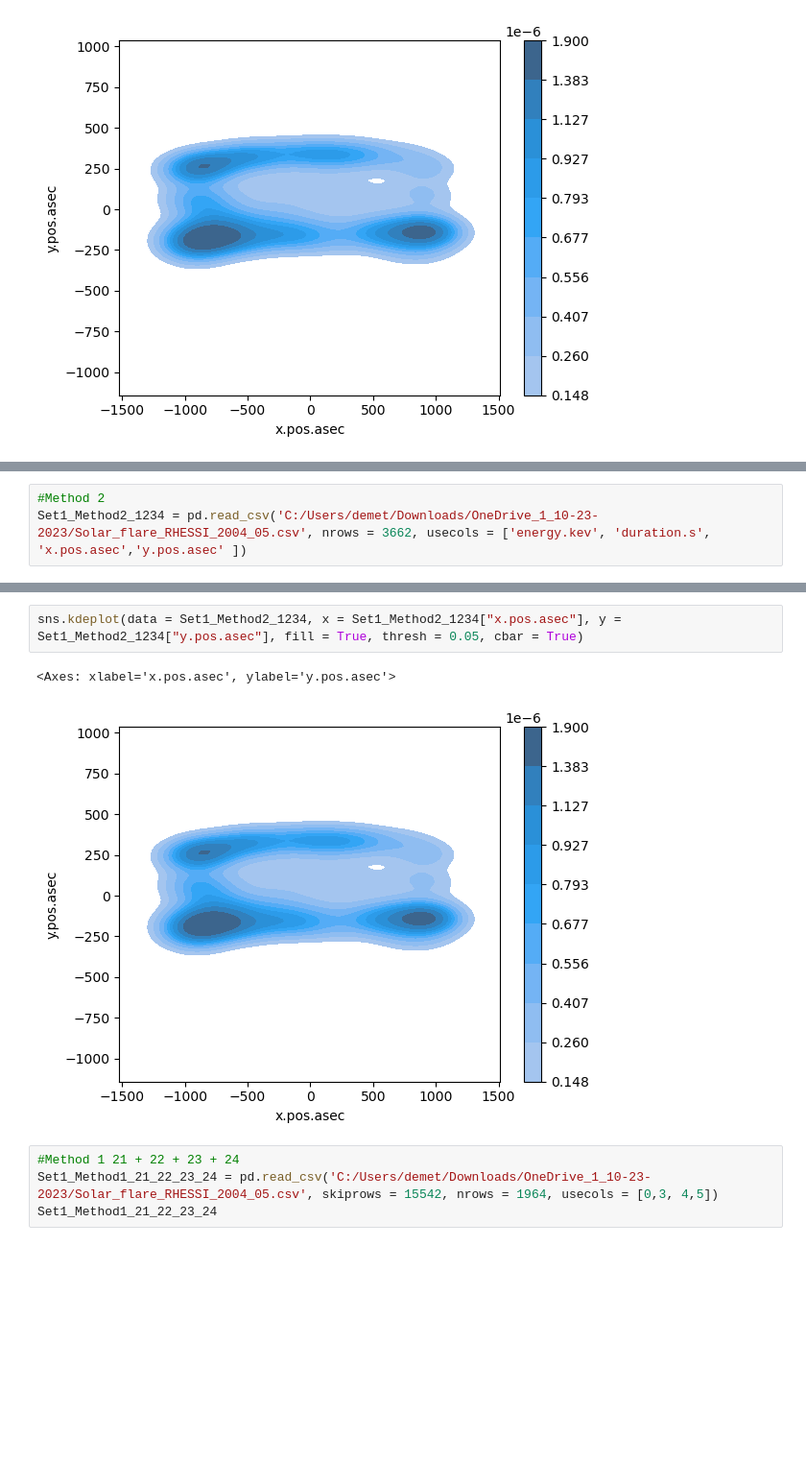
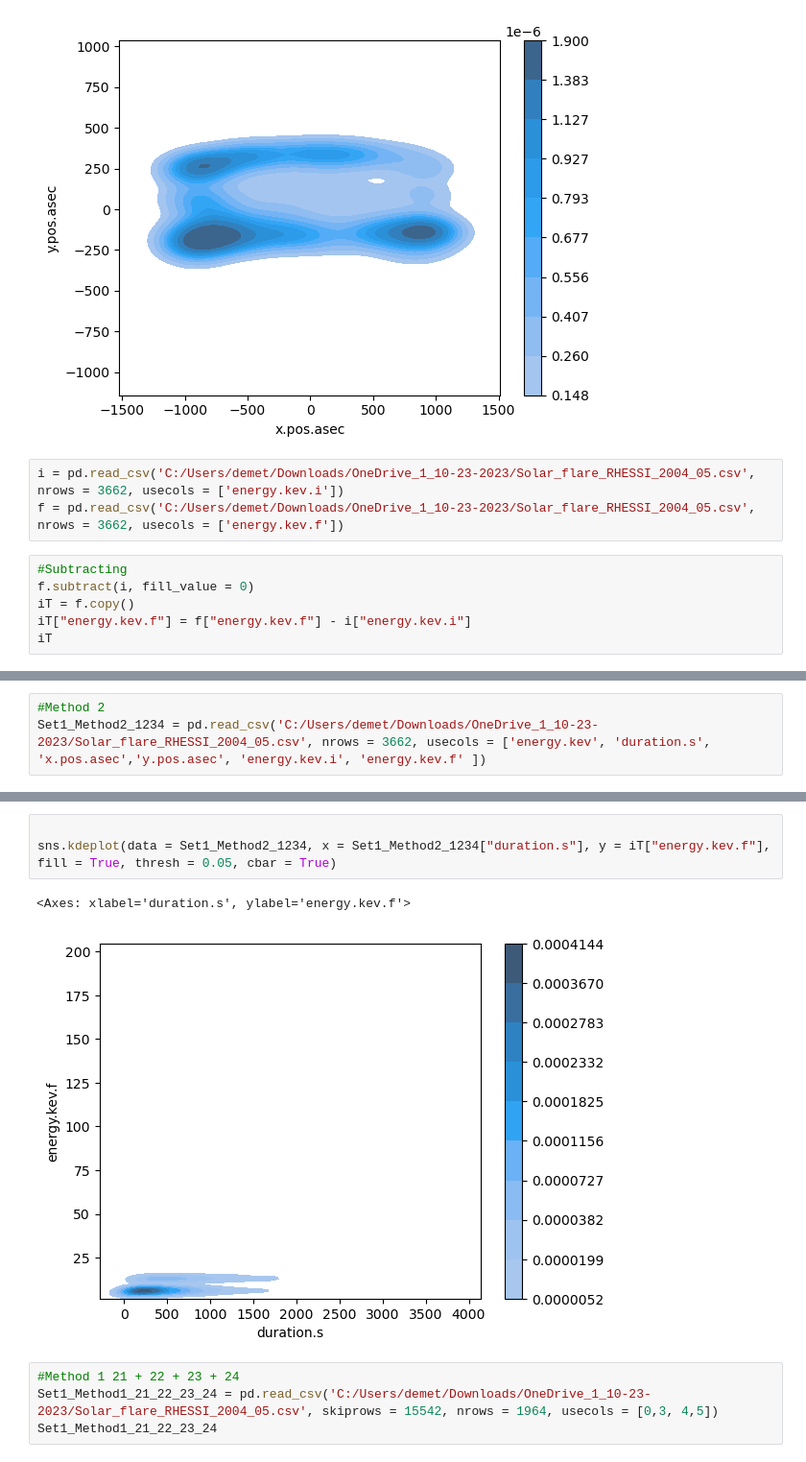
Before and after one commit to TR33-H/Data-Science-Project-1, a Jupyter notebook: NewAttempt.ipynb, the cells around one changed output, grey strips where cells are left out. Shown at 96% size. Drawn from its saved outputs; the diff is of its cells as text; blank space fills up the shorter version.

Commit message:
Added subtraction part

```diff
--- a/NewAttempt.ipynb
+++ b/NewAttempt.ipynb
@@ -46,3 +46,12 @@ sns.kdeplot(data = Set1_Method1_1234, x = Set1_Method1_1234["x.pos.asec"], y = S
 # %% [output]
 <Axes: xlabel='x.pos.asec', ylabel='y.pos.asec'>
 [figure]
+# %%
+i = pd.read_csv('C:/Users/demet/Downloads/OneDrive_1_10-23-2023/Solar_flare_RHESSI_2004_05.csv', nrows = 3662, usecols = ['energy.kev.i'])
+f = pd.read_csv('C:/Users/demet/Downloads/OneDrive_1_10-23-2023/Solar_flare_RHESSI_2004_05.csv', nrows = 3662, usecols = ['energy.kev.f'])
+# %%
+#Subtracting
+f.subtract(i, fill_value = 0)
+iT = f.copy()
+iT["energy.kev.f"] = f["energy.kev.f"] - i["energy.kev.i"]
+iT
@@ -49,6 +72,6 @@ sns.kdeplot(data = Set1_Method1_1234, x = Set1_Method1_1234["x.pos.asec"], y = S
 # %%
 #Method 2
-Set1_Method2_1234 = pd.read_csv('C:/Users/demet/Downloads/OneDrive_1_10-23-2023/Solar_flare_RHESSI_2004_05.csv', nrows = 3662, usecols = ['energy.kev', 'duration.s', 'x.pos.asec','y.pos.asec' ])
+Set1_Method2_1234 = pd.read_csv('C:/Users/demet/Downloads/OneDrive_1_10-23-2023/Solar_flare_RHESSI_2004_05.csv', nrows = 3662, usecols = ['energy.kev', 'duration.s', 'x.pos.asec','y.pos.asec', 'energy.kev.i', 'energy.kev.f' ])
 # %%
 Set1_Method2_1234
 # %% [output]
@@ -68,8 +91,9 @@ Set1_Method2_1234
 # %%
-sns.kdeplot(data = Set1_Method2_1234, x = Set1_Method2_1234["x.pos.asec"], y = Set1_Method2_1234["y.pos.asec"], fill = True, thresh = 0.05, cbar = True)
+
+sns.kdeplot(data = Set1_Method2_1234, x = Set1_Method2_1234["duration.s"], y = iT["energy.kev.f"], fill = True, thresh = 0.05, cbar = True)
 # %% [output]
-<Axes: xlabel='x.pos.asec', ylabel='y.pos.asec'>
+<Axes: xlabel='duration.s', ylabel='energy.kev.f'>
-[figure, old version]
+[figure, new version]
 # %%
 #Method 1 21 + 22 + 23 + 24
 Set1_Method1_21_22_23_24 = pd.read_csv('C:/Users/demet/Downloads/OneDrive_1_10-23-2023/Solar_flare_RHESSI_2004_05.csv', skiprows = 15542, nrows = 1964, usecols = [0,3, 4,5])
```
Also changed, not shown: parts of 5 cells of this notebook.
